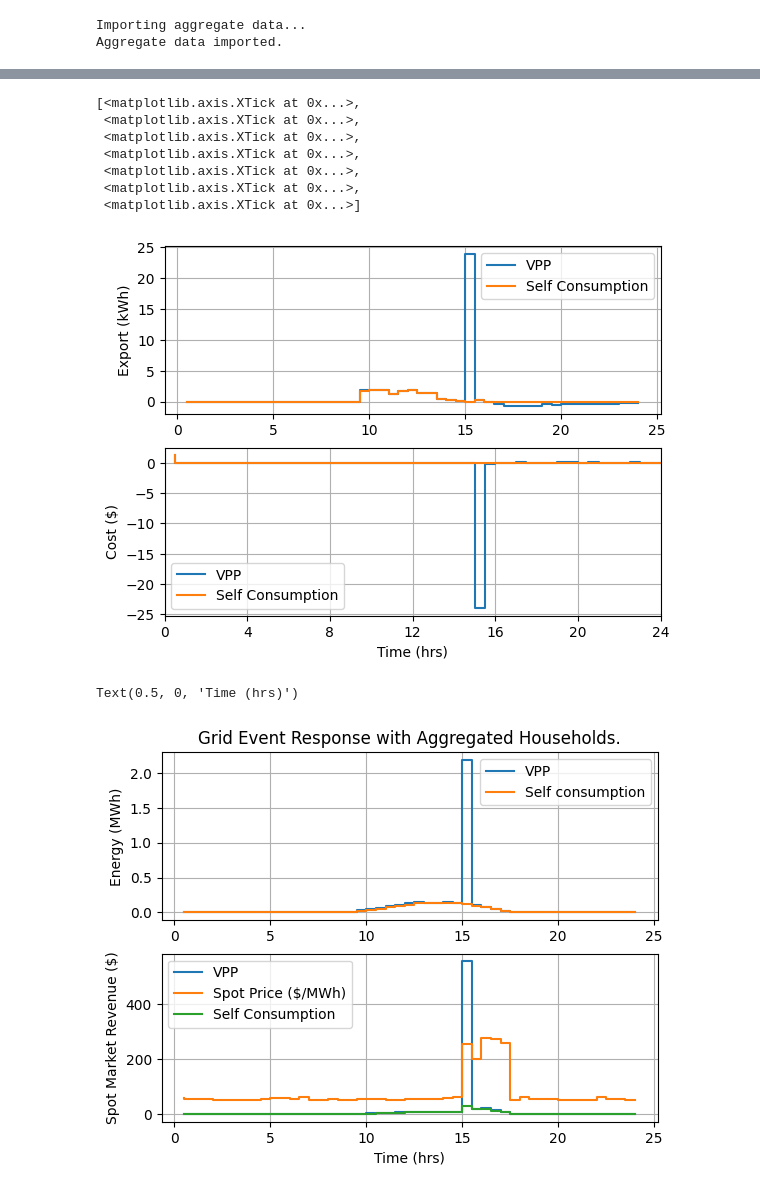
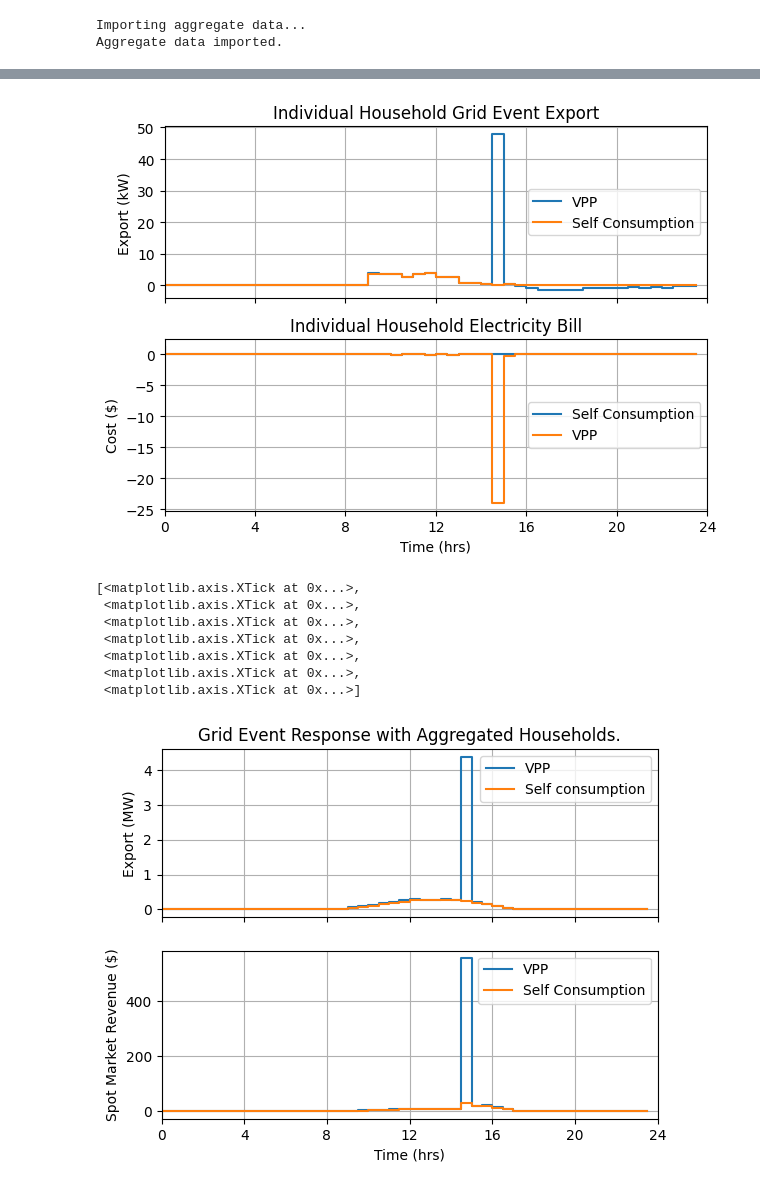
Before and after one commit to mabrett1234/ELEC9715_project, a Jupyter notebook: plotting_speedrun.ipynb, the cells around one changed output, grey strips where cells are left out. Drawn from its saved outputs; the diff is of its cells as text; code cells hidden in the pictures.

```diff
--- a/plotting_speedrun.ipynb
+++ b/plotting_speedrun.ipynb
@@ -113,49 +125,47 @@ Index([ 0.5,  1.0,  1.5,  2.0,  2.5,  3.0,  3.5,  4.0,  4.5,  5.0,  5.5,  6.0,
 # Data subplot 2
 plt.figure()
 
 # Export/Import: PV and battery
 ax = plt.subplot(2,1,1)
 ax.grid()
 # Plot for self consumption
 # Export
 exp = dat_24hr_sc['Export (kWh)'] - dat_24hr_sc['Import (kWh)']
-ax.step(t_hrs, exp, label = "VPP")
+ax.step(t_hrs, exp*2, label = "VPP")
 exp = dat_24hr_vpp['Export (kWh)'] - dat_24hr_vpp['Import (kWh)']
-ax.step(t_hrs, exp, label = "Self Consumption")
-ax.set_ylabel("Export (kWh)")
-ax.legend()
+ax.step(t_hrs, exp*2, label = "Self Consumption")
+ax.set_ylabel("Export (kW)")
+ax.legend(loc = "center right")
+ax.set_title("Individual Household Grid Event Export")
+ax.set_xlim([0, 24])
+ax.set_xticks(np.arange(0,25,4), labels=[])
 # Plot
 ax = plt.subplot(2,1,2)
 ax.grid()
+
 #spot = dat_24hr_sc['Spot Price ($/kWh)']
 #ax.step(t_hrs, spot, label = "Spot Price")
+bill = -dat_24hr_vpp['Total Profit ($)']
+ax.step(t_hrs, bill, label = "Self Consumption")
 bill = -dat_24hr_sc['Total Profit ($)']
 ax.step(t_hrs, bill, label = "VPP")
-bill = -dat_24hr_vpp['Total Profit ($)']
-ax.step(t_hrs, bill, label = "Self Consumption")
 ax.set_ylabel("Cost ($)")
-ax.legend()
+ax.set_title("Individual Household Electricity Bill")
+ax.legend(loc = "center right")
 
 ax.set_xlabel("Time (hrs)")
 ax.set_xlim([0, 24])
 ax.set_xticks(np.arange(0,25,4))
-
+plt.tight_layout(h_pad=1)
 # Bill cost
 # Spot price
 
 # During grid event
 # Same plots as above
 
 # Plot battery SoC over time
 # %% [output]
-[<matplotlib.axis.XTick at 0x...>,
- <matplotlib.axis.XTick at 0x...>,
- <matplotlib.axis.XTick at 0x...>,
- <matplotlib.axis.XTick at 0x...>,
- <matplotlib.axis.XTick at 0x...>,
- <matplotlib.axis.XTick at 0x...>,
- <matplotlib.axis.XTick at 0x...>]
-[figure, old version]
+[figure, new version]
 # %%
 # Aggregate data plots - Totals by time
 #print(df_agg_time)
@@ -171,20 +181,17 @@ spot_price = dat_24hr_sc['Spot Price ($/kWh)']
 plt.figure()
 
 ax = plt.subplot(2,1,1)
+ax.set_ylabel("Export (MW)")
 ax.set_title("Grid Event Response with Aggregated Households.")
 ax.grid()
 
 exp_vpp = dat_agg_24hr['VPP Export (kWh)']
-ax.step(t_hrs, exp_vpp/1000, label = "VPP")
+ax.step(t_hrs, 2*exp_vpp/1000, label = "VPP")
 exp_sc = dat_agg_24hr['Self Consumption Export (kWh)']
-ax.step(t_hrs, exp_sc/1000, label = "Self consumption")
-
+ax.step(t_hrs, 2*exp_sc/1000, label = "Self consumption")
 ax.legend()
-
-
-# Tidy up the plot
-
-ax.set_ylabel("Energy (MWh)")
+ax.set_xlim([0, 24])
+ax.set_xticks(np.arange(0,25,4), labels=[])
 
 # Now do pricing
 ax = plt.subplot(2,1,2)
@@ -196,14 +203,20 @@ for i in range(0, len(spot_price)):
     spot_profit_sc[i] = spot_price.iloc[i]*exp_sc.iloc[i]
     spot_profit_vpp[i] = spot_price.iloc[i]*exp_vpp.iloc[i]
 
-
-plt.step(t_hrs, spot_profit_vpp, label = "VPP")
-plt.step(t_hrs, spot_price*1000, label = "Spot Price ($/MWh)")
-plt.step(t_hrs, spot_profit_sc, label = "Self Consumption")
+ax.step(t_hrs, spot_profit_vpp, label = "VPP")
+ax.step(t_hrs, spot_profit_sc, label = "Self Consumption")
 
 ax.legend()
 ax.set_ylabel("Spot Market Revenue ($)")
 ax.set_xlabel("Time (hrs)")
+ax.set_xlim([0, 24])
+ax.set_xticks(np.arange(0,25,4))
 # %% [output]
-Text(0.5, 0, 'Time (hrs)')
+[<matplotlib.axis.XTick at 0x...>,
+ <matplotlib.axis.XTick at 0x...>,
+ <matplotlib.axis.XTick at 0x...>,
+ <matplotlib.axis.XTick at 0x...>,
+ <matplotlib.axis.XTick at 0x...>,
+ <matplotlib.axis.XTick at 0x...>,
+ <matplotlib.axis.XTick at 0x...>]
-[figure, old version]
+[figure, new version]
```
Also changed, not shown: parts of 5 cells of this notebook, 4 other files.
